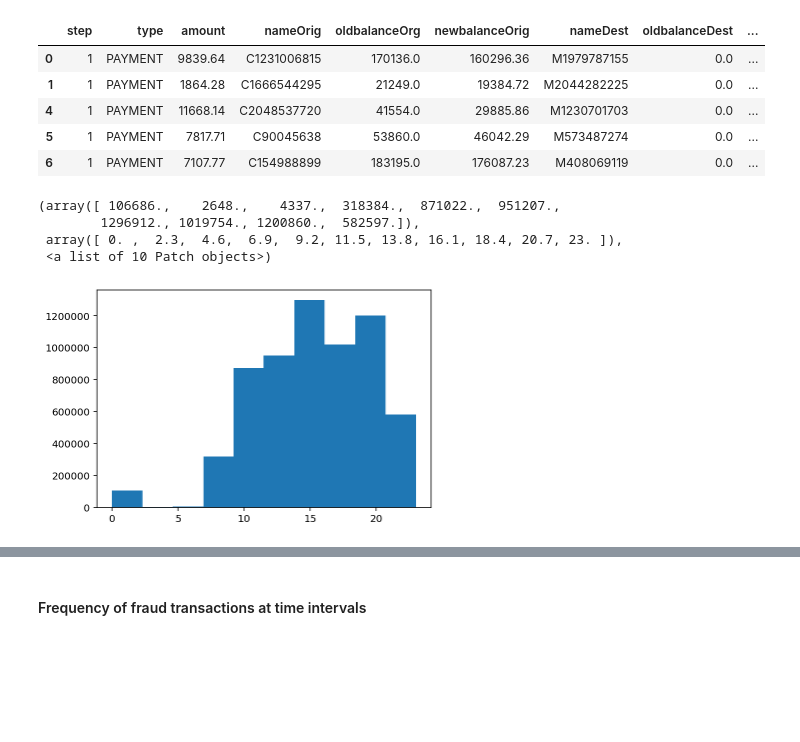
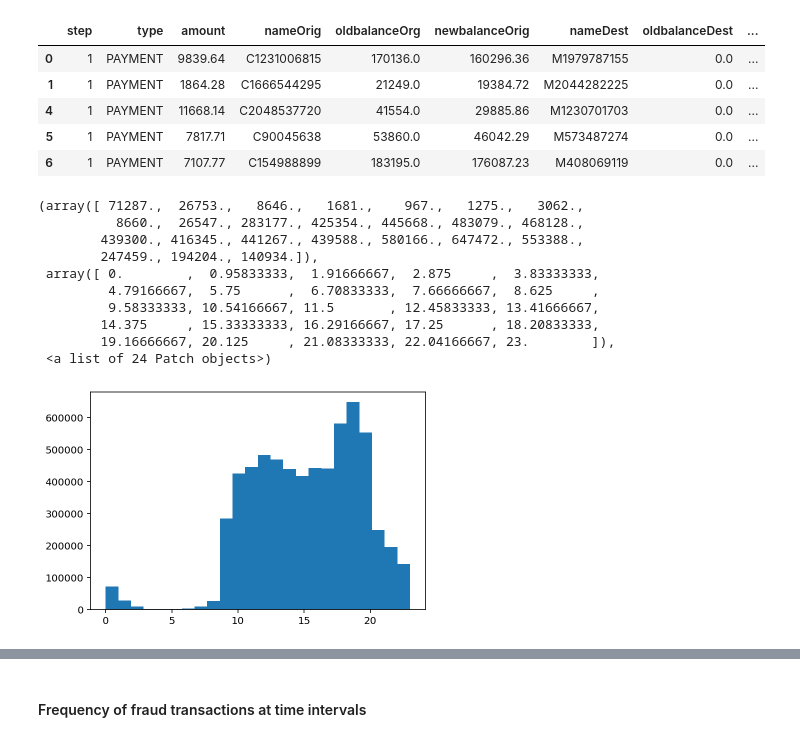
Before and after one commit to DigitalBuddha42/credit_card_fraud_detection, a Jupyter notebook: fraud_analysis.ipynb, the cells around one changed output, grey strips where cells are left out. Drawn from its saved outputs; the diff is of its cells as text; code cells hidden in the pictures; blank space fills up the shorter version.

```diff
--- a/fraud_analysis.ipynb
+++ b/fraud_analysis.ipynb
@@ -350,5 +372,6 @@ plt.hist(frauds['time'])
 # %%
 legit = legit.assign(time = legit['step']%24)
+legit = legit.assign(day = legit['step']%7)
 # %%
 legit.head()
 # %% [output]
@@ -359,10 +382,16 @@ legit.head()
 | 5 | 1 | PAYMENT | 7817.71 | C90045638 | 53860.0 | 46042.29 | M573487274 | 0.0 | ... |
 | 6 | 1 | PAYMENT | 7107.77 | C154988899 | 183195.0 | 176087.23 | M408069119 | 0.0 | ... |
 # %%
-plt.hist(legit['time'])
+plt.hist(legit['time'], bins=24)
 # %% [output]
-(array([ 106686.,    2648.,    4337.,  318384.,  871022.,  951207.,
-        1296912., 1019754., 1200860.,  582597.]),
- array([ 0. ,  2.3,  4.6,  6.9,  9.2, 11.5, 13.8, 16.1, 18.4, 20.7, 23. ]),
- <a list of 10 Patch objects>)
+(array([ 71287.,  26753.,   8646.,   1681.,    967.,   1275.,   3062.,
+          8660.,  26547., 283177., 425354., 445668., 483079., 468128.,
+        439300., 416345., 441267., 439588., 580166., 647472., 553388.,
+        247459., 194204., 140934.]),
+ array([ 0.        ,  0.95833333,  1.91666667,  2.875     ,  3.83333333,
+         4.79166667,  5.75      ,  6.70833333,  7.66666667,  8.625     ,
+         9.58333333, 10.54166667, 11.5       , 12.45833333, 13.41666667,
+        14.375     , 15.33333333, 16.29166667, 17.25      , 18.20833333,
+        19.16666667, 20.125     , 21.08333333, 22.04166667, 23.        ]),
+ <a list of 24 Patch objects>)
-[figure, old version]
+[figure, new version]
```
Also changed, not shown: parts of 15 cells of this notebook.
